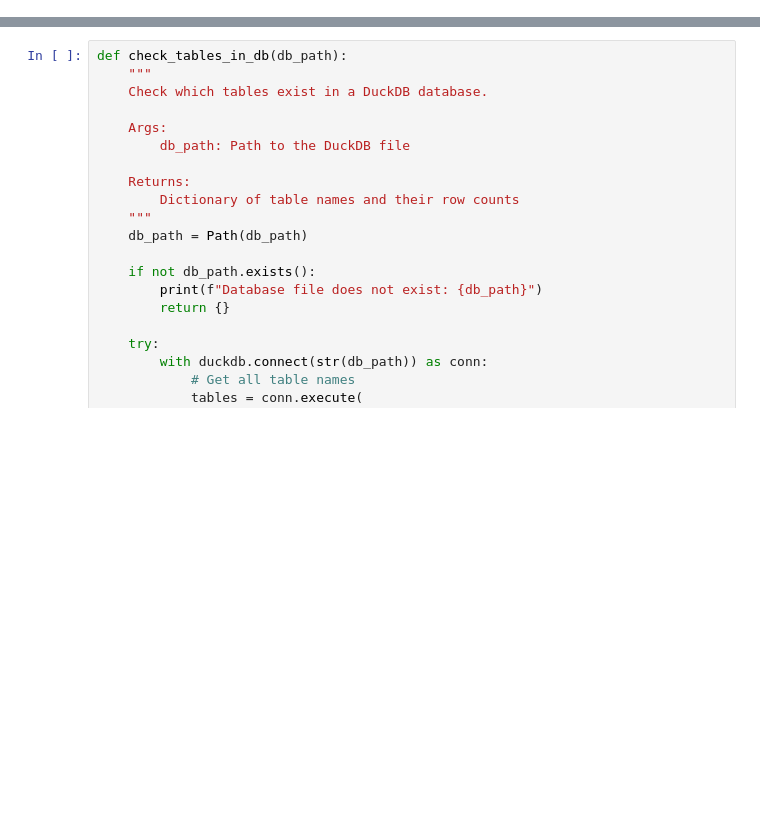
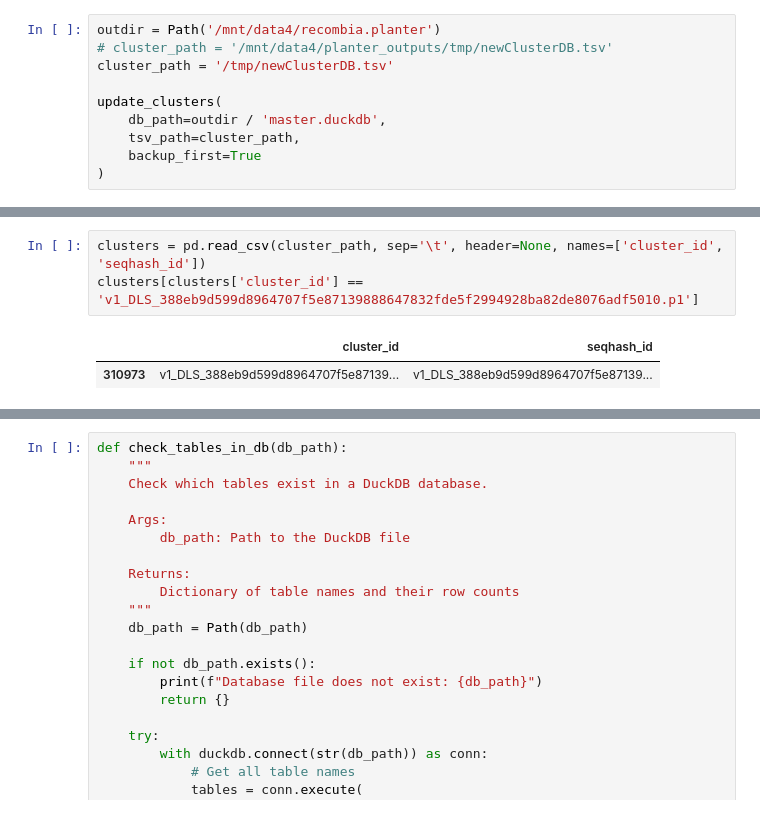
Before and after one commit to arudhir/planter, a Jupyter notebook: notebooks/add-expression-debugging.ipynb, the cells around one changed output, grey strips where cells are left out. Drawn from its saved outputs; the diff is of its cells as text; blank space fills up the shorter version.

```diff
--- a/notebooks/add-expression-debugging.ipynb
+++ b/notebooks/add-expression-debugging.ipynb
@@ -133,0 +101,10 @@ All databases have been merged into: /mnt/data4/recombia.planter/master.duckdb.b
+# %%
+outdir = Path('/mnt/data4/recombia.planter')
+# cluster_path = '/mnt/data4/planter_outputs/tmp/newClusterDB.tsv'
+cluster_path = '/tmp/newClusterDB.tsv'
+
+update_clusters(
+    db_path=outdir / 'master.duckdb',
+    tsv_path=cluster_path,
+    backup_first=True
+)
@@ -133,0 +130,6 @@ All databases have been merged into: /mnt/data4/recombia.planter/master.duckdb.b
+# %%
+clusters = pd.read_csv(cluster_path, sep='\t', header=None, names=['cluster_id', 'seqhash_id'])
+clusters[clusters['cluster_id'] == 'v1_DLS_388eb9d599d8964707f5e87139888647832fde5f2994928ba82de8076adf5010.p1']
+# %% [output]
+|  | cluster_id | seqhash_id |
+| 310973 | v1_DLS_388eb9d599d8964707f5e87139... | v1_DLS_388eb9d599d8964707f5e87139... |
```
Also changed, not shown: parts of 5 cells of this notebook.
